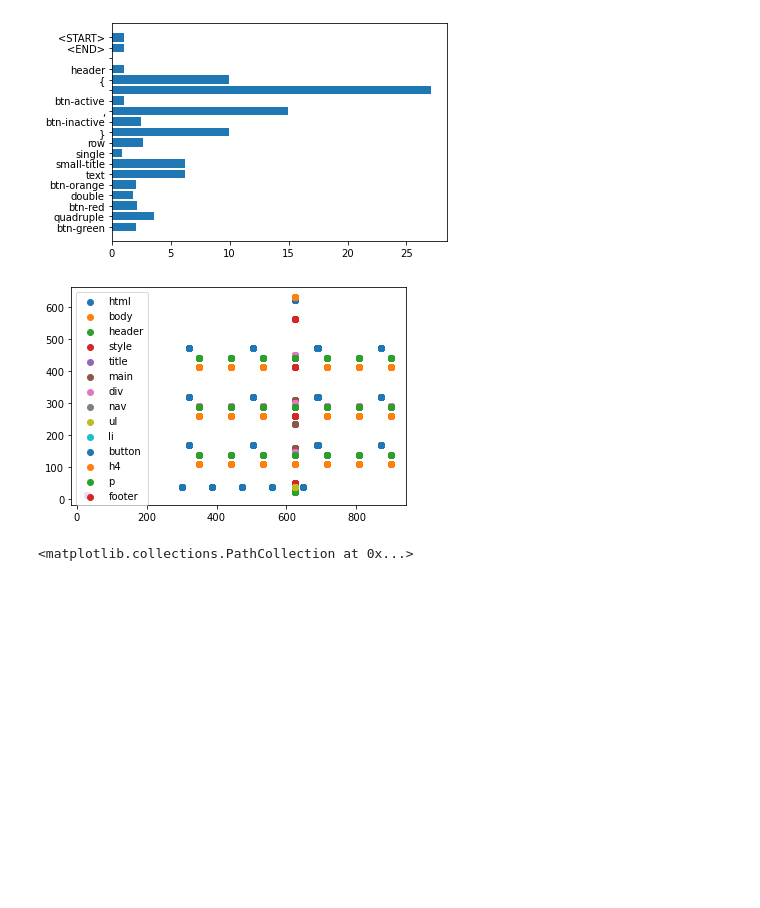
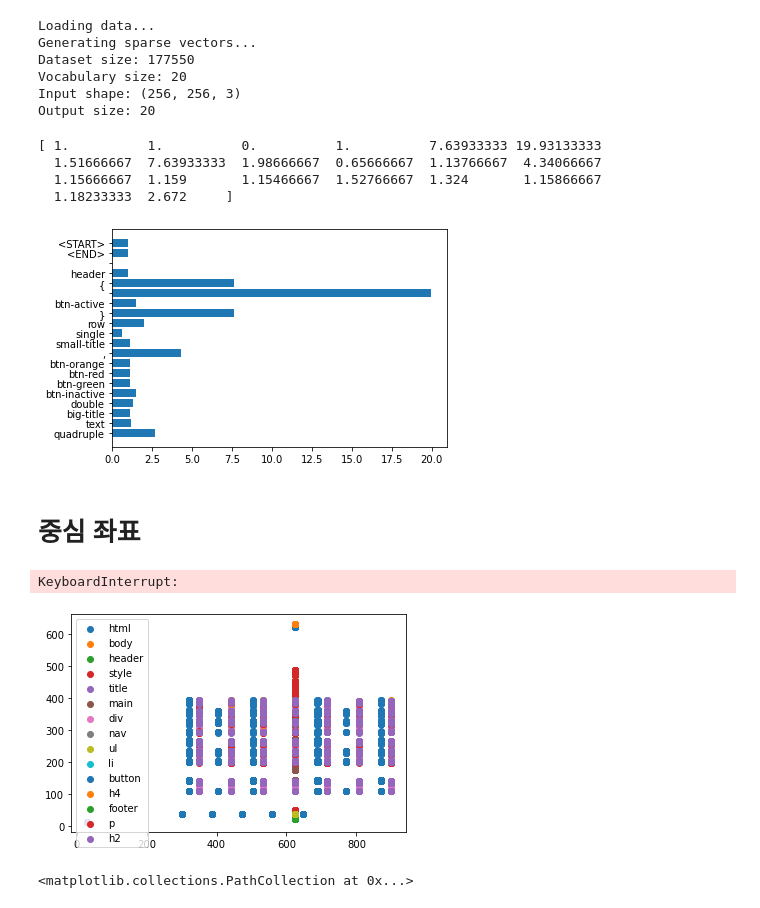
Before and after one commit to hyh1016/capstone-design-img2code, a Jupyter notebook: analysis.ipynb, the cells around one changed output. Drawn from its saved outputs; the diff is of its cells as text; code cells hidden in the pictures; blank space fills up the shorter version.

```diff
--- a/analysis.ipynb
+++ b/analysis.ipynb
@@ -2,9 +2,17 @@
 from pix2code.model.classes.dataset.Dataset import Dataset
 # analysis data using tensorboard
 
-dataPath = "pix2code/datasets/pix2code_datasets/web/all_data"
+# dataPath = "pix2code/datasets/pix2code_datasets/web/all_data"
+dataPath = "dataGenerator/data/dsl/"
 dataset = Dataset()
 dataset.load(dataPath, generate_binary_sequences=True)
+# %% [output]
+Loading data...
+Generating sparse vectors...
+Dataset size: 177550
+Vocabulary size: 20
+Input shape: (256, 256, 3)
+Output size: 20
 # %%
 import numpy as np
 # %%
@@ -18,13 +26,18 @@ for i, tok in enumerate(dataset.next_words):
 # %%
 labelCountMean = np.mean(np.array([v for v in dic.values()]), axis=0)
 print(labelCountMean)
+# %% [output]
+[ 1.          1.          0.          1.          7.63933333 19.93133333
+  1.51666667  7.63933333  1.98666667  0.65666667  1.13766667  4.34066667
+  1.15666667  1.159       1.15466667  1.52766667  1.324       1.15866667
+  1.18233333  2.672     ]
 # %%
 import matplotlib.pyplot as plt
 # %%
 plt.barh(list(dataset.voc.token_lookup.values())[::-1], labelCountMean[::-1])
 plt.show()
 # %% [output]
-[figure, old version]
+[figure, new version]
 # %%
 # # javascript html 객체 중심 좌표
 # # https://stackoverflow.com/questions/442404/retrieve-the-position-x-y-of-an-html-element
@@ -43,6 +56,8 @@ plt.show()
 #     compiler.compile(dsl, html, rendering_function=render_content_with_text)
 # %%
 print(dataset.ids)
+# %% [markdown]
+# 중심 좌표
 # %%
 from posixpath import abspath
 from selenium import webdriver
@@ -53,7 +68,7 @@ from selenium.webdriver.support import expected_conditions as EC
 from selenium.webdriver.common.action_chains import ActionChains
 from selenium.webdriver.common.desired_capabilities import DesiredCapabilities
 from selenium.webdriver.chrome.options import Options
-import time, os
+import time, os, tqdm
 
 driver = webdriver.Chrome()
 
@@ -68,7 +83,7 @@ centerPosData = dict()
 for i, name in enumerate(htmls):
     html = os.path.join(dataPath, name)
     driver.get(abspath(html))
-    time.sleep(1)
+    time.sleep(0.1)
 
     # retrive center position
     elements = driver.find_elements(By.XPATH, '//*')
@@ -83,26 +98,28 @@ for i, name in enumerate(htmls):
         # print(element.tag_name, getCenterPosition(driver, element))
     # break
 driver.close()
+# %% [output]
+KeyboardInterrupt:
 # %%
 import json
-with open('centerPosData.json', 'w') as f:
+with open('centerPosDataGen.json', 'w') as f:
     json.dump(centerPosData, f)
 # %%
-# import json
-# with open('centerPosData.json', 'r') as f:
-#     centerPosData = json.load(f)
+import json
+with open('centerPosDataGen.json', 'r') as f:
+    centerPosData_ = json.load(f)
 
-# # 태그별 중심 좌표 분포
-# import matplotlib.pyplot as plt
-# import numpy as np
+# 태그별 중심 좌표 분포
+import matplotlib.pyplot as plt
+import numpy as np
 
-# for tag, pos in centerPosData.items():
-#     pos = np.array(pos)
-#     plt.scatter(pos[:, 0], pos[:, 1], label=tag)
-# plt.legend()
-# plt.show()
+for tag, pos in centerPosData_.items():
+    pos = np.array(pos)
+    plt.scatter(pos[:, 0], pos[:, 1], label=tag)
+plt.legend()
+plt.show()
 # %% [output]
-[figure, old version]
+[figure, new version]
 # %%
 plt.scatter(*zip(*centerPosData['div']))
 # %% [output]
```
Also changed, not shown: parts of 6 cells of this notebook, 1 other file.
